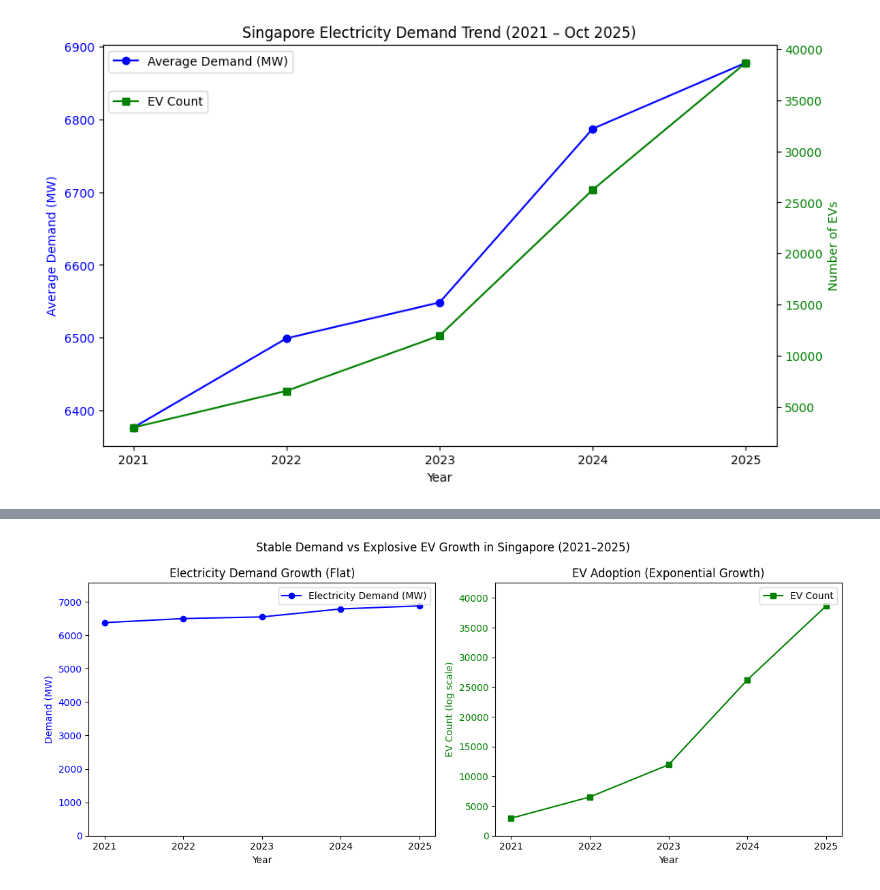
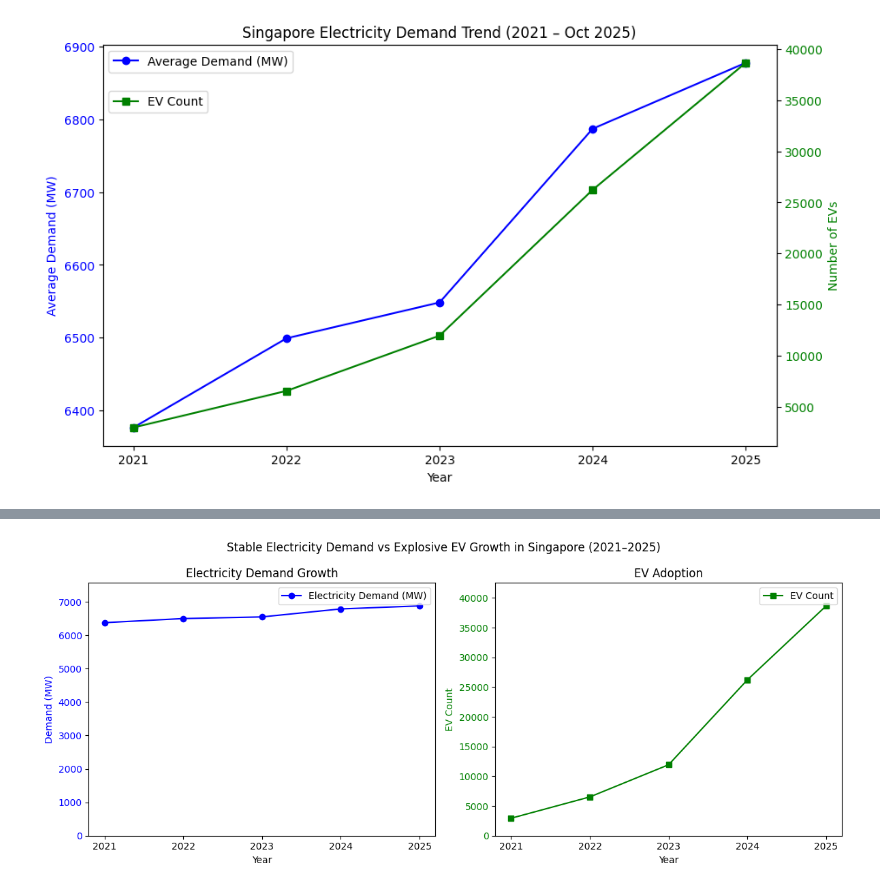
Before and after one commit to lebready/electricity_forecasty, a Jupyter notebook: ema_eda.ipynb, the cells around one changed output, grey strips where cells are left out. Drawn from its saved outputs; the diff is of its cells as text; code cells hidden in the pictures.

```diff
--- a/ema_eda.ipynb
+++ b/ema_eda.ipynb
@@ -207,16 +240,3 @@ ax2.legend(loc='upper left', bbox_to_anchor=(0,0.9))
 plt.show()
 # %% [output]
 [figure]
-# %%
-df_yearly = pd.merge(left=annual_demand, right=ev_data, on="Year")
-df_plot = df_yearly.copy()
-df_plot['Demand Growth'] = df_plot['Demand'] / df_plot['Demand'].iloc[0]
-df_plot['EV Growth'] = df_plot['EV Count'] / df_plot['EV Count'].iloc[0]
-
-fig, ax = plt.subplots(figsize=(8,5))
-ax.plot(df_plot['Year'], df_plot['Demand Growth'], label='Electricity Demand (Index)', color='tab:blue')
-ax.plot(df_plot['Year'], df_plot['EV Growth'], label='EV Count (Index)', color='tab:green')
-ax.set_ylabel("Index (2021 = 100)")
-ax.set_title("Growth of EV Adoption vs Electricity Demand")
-ax.legend(loc='upper left', bbox_to_anchor=(0,1.15))
-plt.show()
@@ -225,26 +243,26 @@ plt.show()
 # %%
+# plotting
 fig, axes = plt.subplots(1, 2, figsize=(12,5))
 
-# Left: absolute MW vs EV count (raw)
 axes[0].plot(df_yearly['Year'], df_yearly['Demand'], marker='o', color='blue', label='Electricity Demand (MW)')
 axes[0].set_ylabel("Demand (MW)", color='blue')
 axes[0].set_ylim(0, df_yearly['Demand'].max() * 1.1)  # start at 0
-axes[0].set_title("Electricity Demand Growth (Flat)")
+axes[0].set_title("Electricity Demand Growth")
 axes[0].tick_params(axis='y', labelcolor='blue')
 
 axes[1].plot(df_yearly['Year'], df_yearly['EV Count'], marker='s', color='green', label='EV Count')
-axes[1].set_ylabel("EV Count (log scale)", color='green')
+axes[1].set_ylabel("EV Count", color='green')
 axes[1].set_ylim(0, df_yearly['EV Count'].max() * 1.1)  # start at 0
-axes[1].set_title("EV Adoption (Exponential Growth)")
+axes[1].set_title("EV Adoption")
 axes[1].tick_params(axis='y', labelcolor='green')
 
 for ax in axes:
     ax.set_xlabel("Year")
-    ax.set_xticks(df_yearly['Year'].astype(int))  # ensure clean integer labels
+    ax.set_xticks(df_yearly['Year'].astype(int))
     ax.legend()
 
-plt.suptitle("Stable Demand vs Explosive EV Growth in Singapore (2021–2025)")
+plt.suptitle("Stable Electricity Demand vs Explosive EV Growth in Singapore (2021–2025)")
 plt.tight_layout()
 plt.show()
 # %% [output]
-[figure, old version]
+[figure, new version]
```
Also changed, not shown: parts of 17 cells of this notebook, 1 other file.
